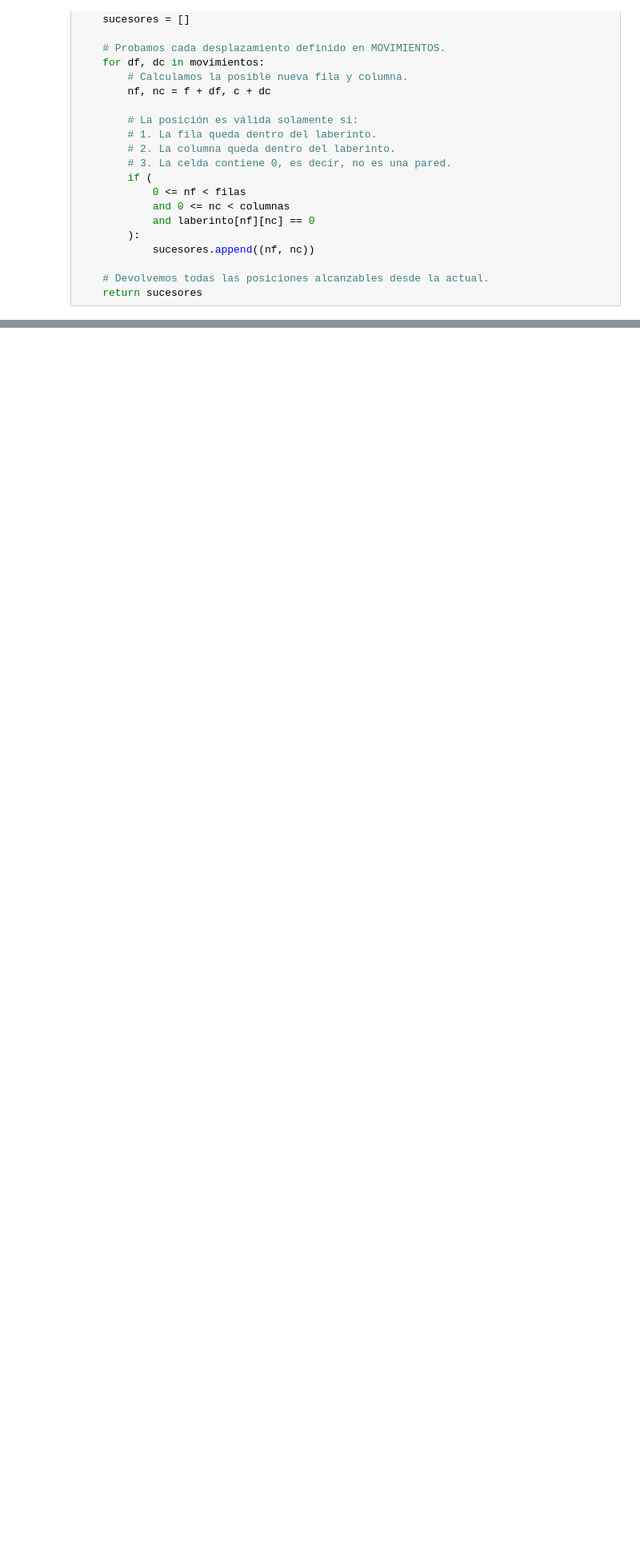
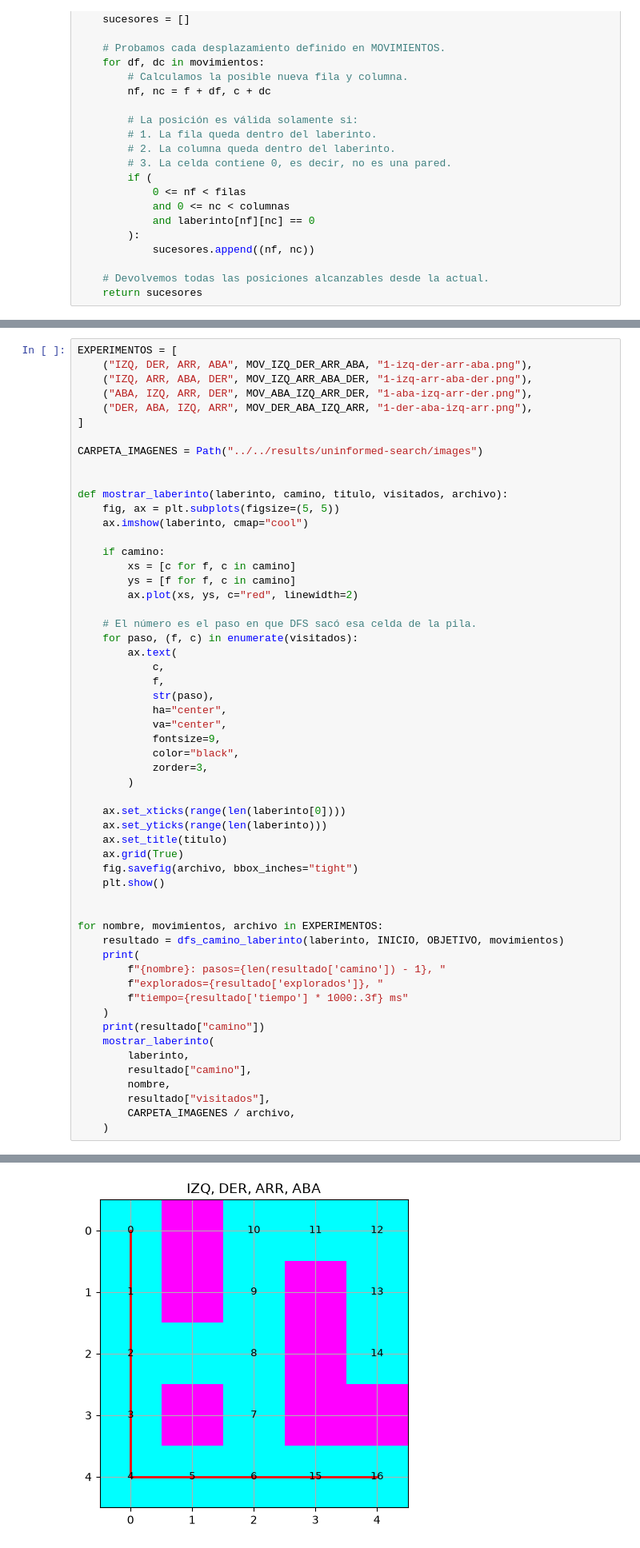
Before and after one commit to Cruz1122/inteligentes-actividad-primer-corte, a Jupyter notebook: notebooks/uninformed-search/1-movement-comparison.ipynb, the cells around one changed output, grey strips where cells are left out. Shown at 80% size. Drawn from its saved outputs; the diff is of its cells as text; blank space fills up the shorter version.

```diff
--- a/notebooks/uninformed-search/1-movement-comparison.ipynb
+++ b/notebooks/uninformed-search/1-movement-comparison.ipynb
@@ -163,0 +147,57 @@ Movimientos: ABA, IZQ, ARR, DER
+# %%
+EXPERIMENTOS = [
+    ("IZQ, DER, ARR, ABA", MOV_IZQ_DER_ARR_ABA, "1-izq-der-arr-aba.png"),
+    ("IZQ, ARR, ABA, DER", MOV_IZQ_ARR_ABA_DER, "1-izq-arr-aba-der.png"),
+    ("ABA, IZQ, ARR, DER", MOV_ABA_IZQ_ARR_DER, "1-aba-izq-arr-der.png"),
+    ("DER, ABA, IZQ, ARR", MOV_DER_ABA_IZQ_ARR, "1-der-aba-izq-arr.png"),
+]
+
+CARPETA_IMAGENES = Path("../../results/uninformed-search/images")
+
+
+def mostrar_laberinto(laberinto, camino, titulo, visitados, archivo):
+    fig, ax = plt.subplots(figsize=(5, 5))
+    ax.imshow(laberinto, cmap="cool")
+
+    if camino:
+        xs = [c for f, c in camino]
+        ys = [f for f, c in camino]
+        ax.plot(xs, ys, c="red", linewidth=2)
+
+    # El número es el paso en que DFS sacó esa celda de la pila.
+    for paso, (f, c) in enumerate(visitados):
+        ax.text(
+            c,
+            f,
+            str(paso),
+            ha="center",
+            va="center",
+            fontsize=9,
+            color="black",
+            zorder=3,
+        )
+
+    ax.set_xticks(range(len(laberinto[0])))
+    ax.set_yticks(range(len(laberinto)))
+    ax.set_title(titulo)
+    ax.grid(True)
+    fig.savefig(archivo, bbox_inches="tight")
+    plt.show()
+
+
+for nombre, movimientos, archivo in EXPERIMENTOS:
+    resultado = dfs_camino_laberinto(laberinto, INICIO, OBJETIVO, movimientos)
+    print(
+        f"{nombre}: pasos={len(resultado['camino']) - 1}, "
+        f"explorados={resultado['explorados']}, "
+        f"tiempo={resultado['tiempo'] * 1000:.3f} ms"
+    )
+    print(resultado["camino"])
+    mostrar_laberinto(
+        laberinto,
+        resultado["camino"],
+        nombre,
+        resultado["visitados"],
+        CARPETA_IMAGENES / archivo,
+    )
+# %% [output]
@@ -163,0 +206 @@ Movimientos: ABA, IZQ, ARR, DER
+[figure, added]
```
Also changed, not shown: parts of 3 cells of this notebook, 8 other files.
